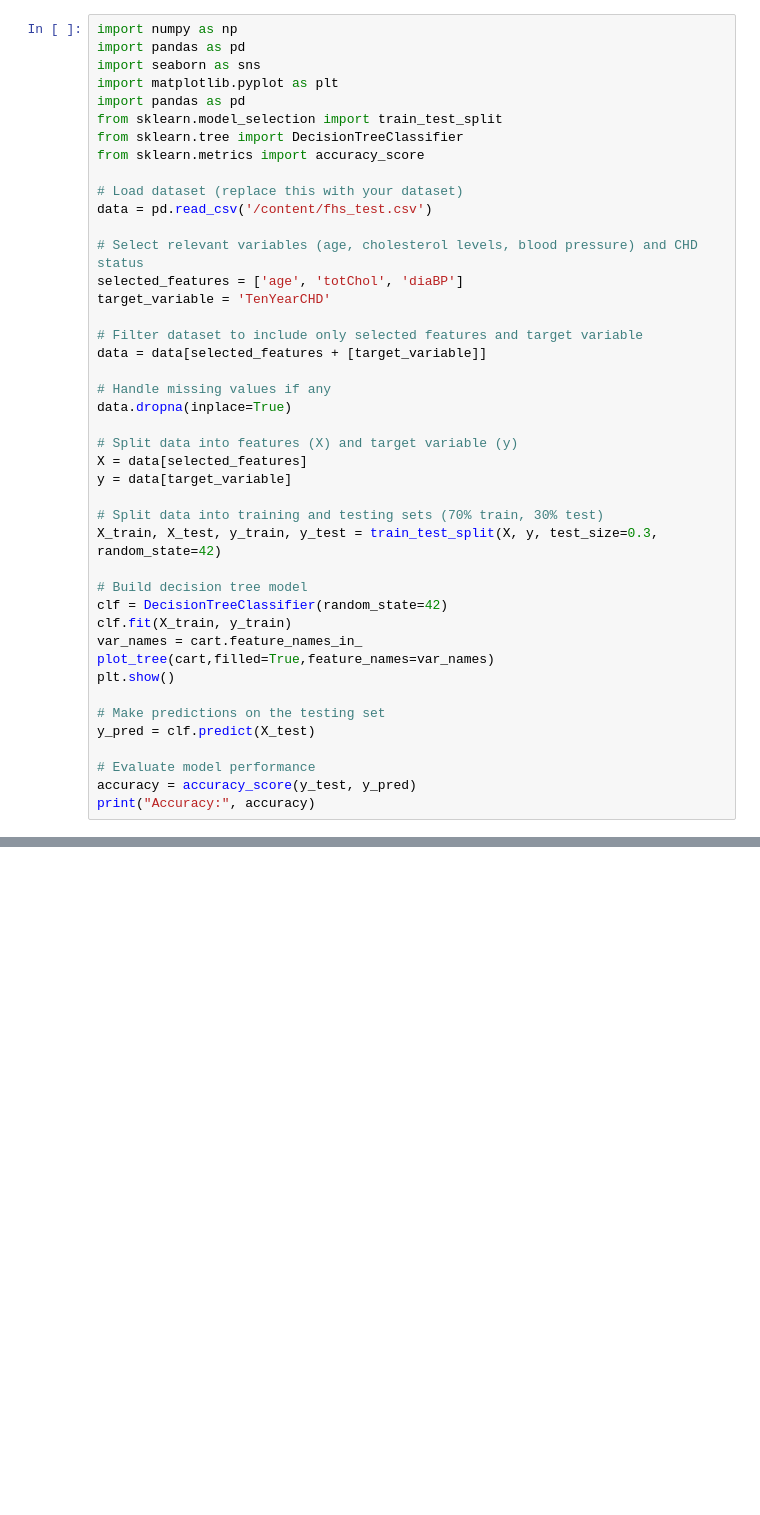
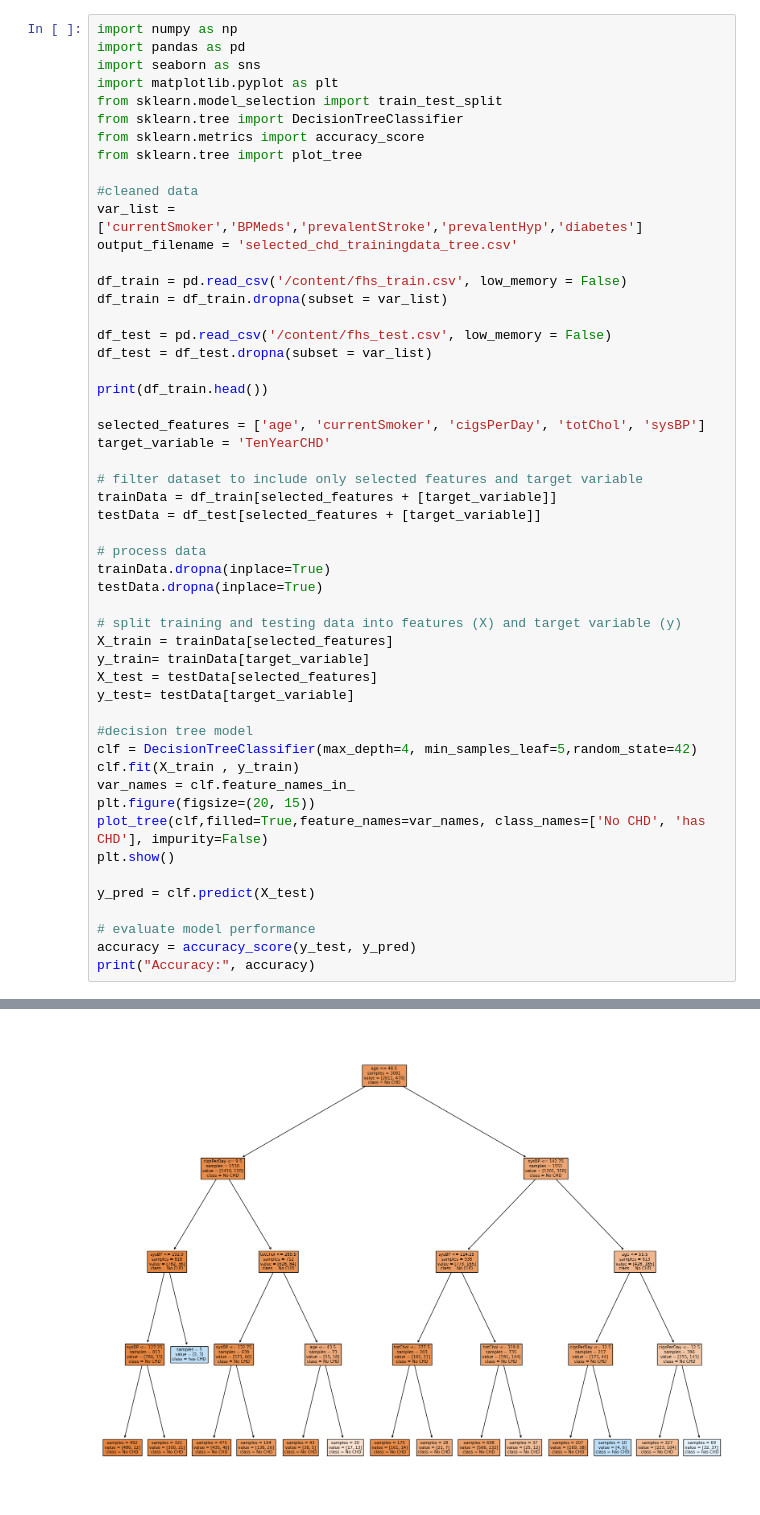
Before and after one commit to anutishah/project_chd, a Jupyter notebook: decisionTree.ipynb, the cells around one changed output, grey strips where cells are left out. Saved outputs shown, nothing was run; the diff lists cells and outputs as text; blank space fills up the shorter version.

Commit message:
created decision tree 0.857 accuracy

```diff
--- a/decisionTree.ipynb
+++ b/decisionTree.ipynb
@@ -5,42 +5,51 @@ import numpy as np
 import pandas as pd
 import seaborn as sns
 import matplotlib.pyplot as plt
-import pandas as pd
 from sklearn.model_selection import train_test_split
 from sklearn.tree import DecisionTreeClassifier
 from sklearn.metrics import accuracy_score
+from sklearn.tree import plot_tree
 
-# Load dataset (replace this with your dataset)
-data = pd.read_csv('/content/fhs_test.csv')
+#cleaned data
+var_list = ['currentSmoker','BPMeds','prevalentStroke','prevalentHyp','diabetes']
+output_filename = 'selected_chd_trainingdata_tree.csv'
 
-# Select relevant variables (age, cholesterol levels, blood pressure) and CHD status
-selected_features = ['age', 'totChol', 'diaBP']
+df_train = pd.read_csv('/content/fhs_train.csv', low_memory = False)
+df_train = df_train.dropna(subset = var_list)
+
+df_test = pd.read_csv('/content/fhs_test.csv', low_memory = False)
+df_test = df_test.dropna(subset = var_list)
+
+print(df_train.head())
+
+selected_features = ['age', 'currentSmoker', 'cigsPerDay', 'totChol', 'sysBP']
 target_variable = 'TenYearCHD'
 
-# Filter dataset to include only selected features and target variable
-data = data[selected_features + [target_variable]]
+# filter dataset to include only selected features and target variable
+trainData = df_train[selected_features + [target_variable]]
+testData = df_test[selected_features + [target_variable]]
 
-# Handle missing values if any
-data.dropna(inplace=True)
+# process data
+trainData.dropna(inplace=True)
+testData.dropna(inplace=True)
 
-# Split data into features (X) and target variable (y)
-X = data[selected_features]
-y = data[target_variable]
+# split training and testing data into features (X) and target variable (y)
+X_train = trainData[selected_features]
+y_train= trainData[target_variable]
+X_test = testData[selected_features]
+y_test= testData[target_variable]
 
-# Split data into training and testing sets (70% train, 30% test)
-X_train, X_test, y_train, y_test = train_test_split(X, y, test_size=0.3, random_state=42)
-
-# Build decision tree model
-clf = DecisionTreeClassifier(random_state=42)
-clf.fit(X_train, y_train)
-var_names = cart.feature_names_in_
-plot_tree(cart,filled=True,feature_names=var_names)
+#decision tree model
+clf = DecisionTreeClassifier(max_depth=4, min_samples_leaf=5,random_state=42)
+clf.fit(X_train , y_train)
+var_names = clf.feature_names_in_
+plt.figure(figsize=(20, 15))
+plot_tree(clf,filled=True,feature_names=var_names, class_names=['No CHD', 'has CHD'], impurity=False)
 plt.show()
 
-# Make predictions on the testing set
 y_pred = clf.predict(X_test)
 
-# Evaluate model performance
+# evaluate model performance
 accuracy = accuracy_score(y_test, y_pred)
 print("Accuracy:", accuracy)
 # %% [output]
@@ -48,0 +84 @@ DecisionTreeClassifier(random_state=42)
+[figure, added]
```
Also changed, not shown: parts of 1 cell of this notebook.
